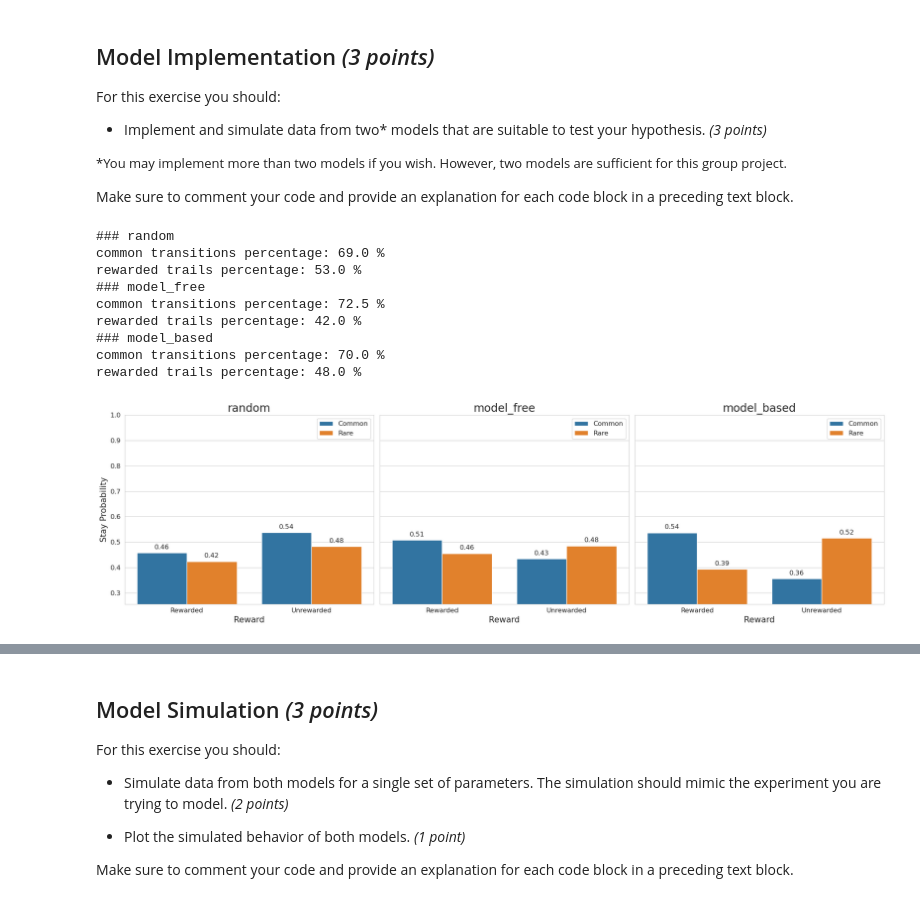
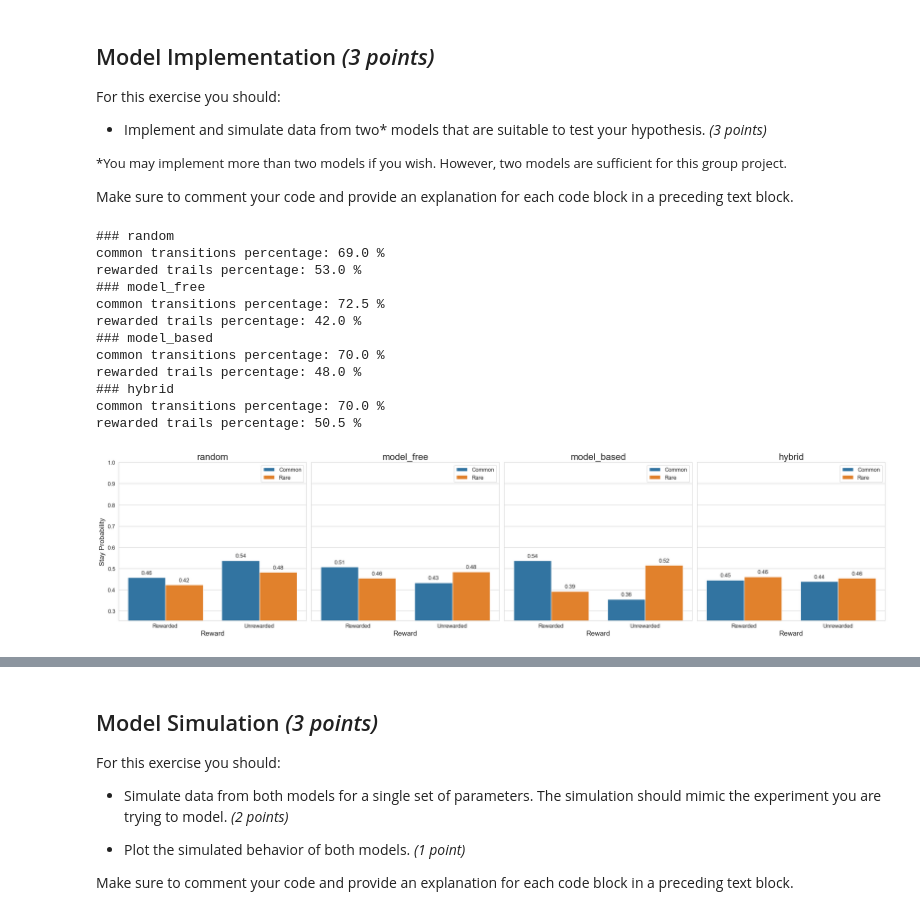
Before and after one commit to imtezcan/rl-twoStepTask, a Jupyter notebook: modeling_procedure.ipynb, the cells around one changed output, grey strips where cells are left out. Saved outputs shown, nothing was run; the diff lists cells and outputs as text; code cells hidden in the pictures.

Commit message:
add hybrid agent to notebook

```diff
--- a/modeling_procedure.ipynb
+++ b/modeling_procedure.ipynb
@@ -37,6 +37,7 @@ from utils import save_simulated_data
 task_df_r , agent_r= simulate(agent_type='random')
 task_df_mf , agent_mf= simulate(agent_type='model_free')
 task_df_mb , agent_mb= simulate(agent_type='model_based')
+task_df_hybrid , agent_hybrid= simulate(agent_type='hybrid')
 # save_simulated_data(task_df_r, agent_type='random')
 # save_simulated_data(task_df_mf, agent_type='model_free')
 # save_simulated_data(task_df_mb, agent_type='model_based')
@@ -47,36 +48,43 @@ from utils import calculate_stay_probability, plot_stay_probability, plot_stay_p
 # print("q_table model free:\n", agent_mf.q_table)
 # print("q_table model based:\n", agent_mb.q_table)
 # if hasattr(agent_mb, 'transition_model'):
 #     print("transition_matrix model based:\n", agent_mb.transition_model[0])
 
 # print some statistics
 print_simple_statistics(task_df_r, title='random')
 print_simple_statistics(task_df_mf, title='model_free')
 print_simple_statistics(task_df_mb, title='model_based')
+print_simple_statistics(task_df_hybrid, title='hybrid')
 
 # calculate and plot stay probability
 stay_probability_r, _ = calculate_stay_probability(task_df_r)
 stay_probability_mf, _ = calculate_stay_probability(task_df_mf)
 stay_probability_mb, _ = calculate_stay_probability(task_df_mb)
+stay_probability_hybrid, _ = calculate_stay_probability(task_df_hybrid)
 plot_stay_probabilities(dfs=[stay_probability_r,
                             stay_probability_mf,
-                            stay_probability_mb],
+                            stay_probability_mb,
+                             stay_probability_hybrid],
                         labels=['random',
                                 'model_free',
-                                'model_based'])
+                                'model_based',
+                                'hybrid'])
 
 # display(task_df_extended[['stepOneChoice', 'repeated_stepOneAction', 'repeated_stepOneAction_next','reward', 'common_transition']])
 # %% [output]
 ### random
 common transitions percentage: 69.0 %
 rewarded trails percentage: 53.0 %
 ### model_free
 common transitions percentage: 72.5 %
 rewarded trails percentage: 42.0 %
 ### model_based
 common transitions percentage: 70.0 %
 rewarded trails percentage: 48.0 %
+### hybrid
+common transitions percentage: 70.0 %
+rewarded trails percentage: 50.5 %
-[figure, old version]
+[figure, new version]
 # %%
 import pandas as pd
 import os
```
Also changed, not shown: parts of 13 cells of this notebook.
